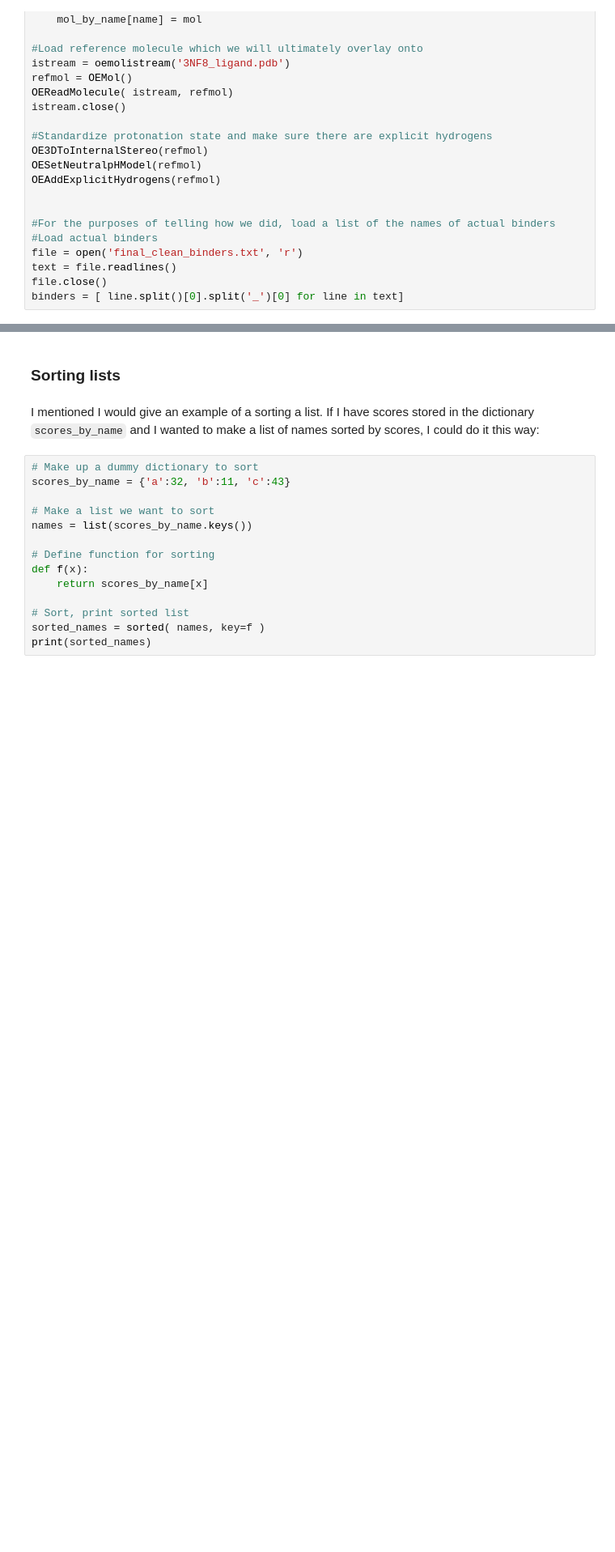
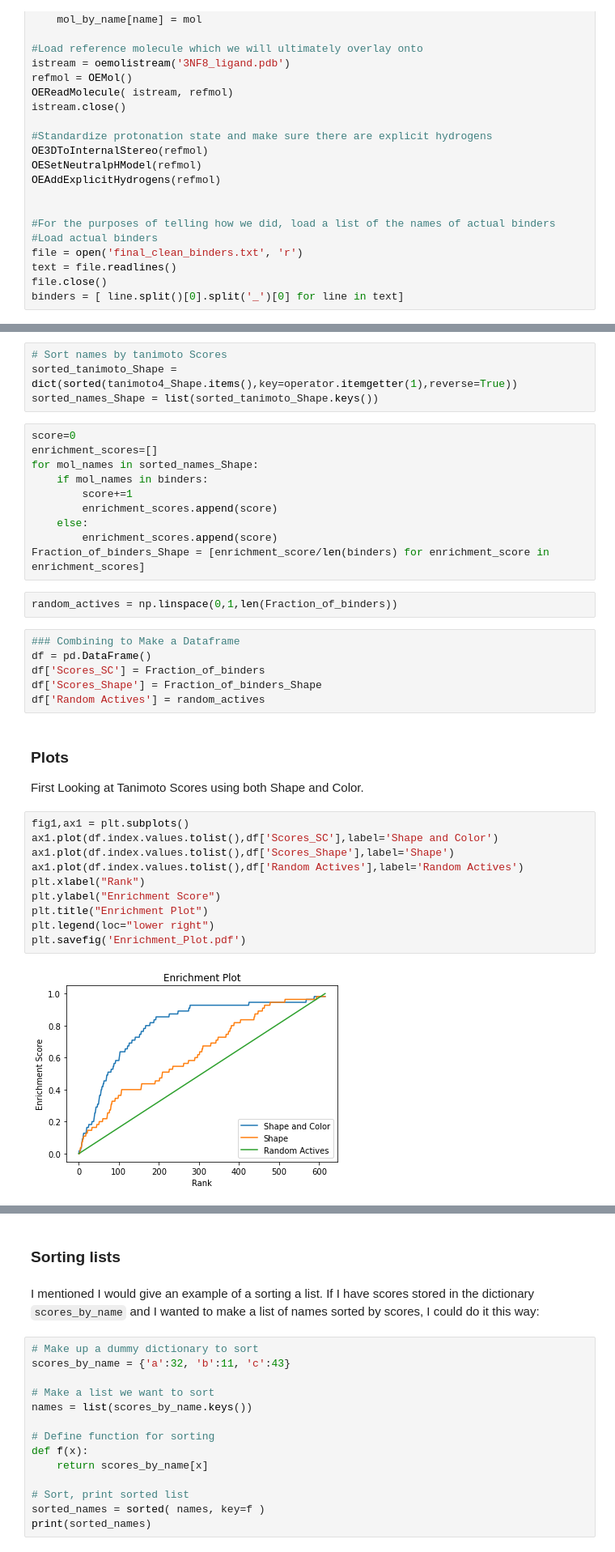
Before and after one commit to MobleyLab/drug-computing, a Jupyter notebook: uci-pharmsci/assignments/3D_structure_shape/3D_structure_shape_assignment.ipynb, the cells around one changed output, grey strips where cells are left out. Shown at 81% size. Cells and saved outputs as stored; diff of their text form; blank space fills up the shorter version.

Commit message:
Completed 3D Shape and structure Assignment

```diff
--- a/uci-pharmsci/assignments/3D_structure_shape/3D_structure_shape_assignment.ipynb
+++ b/uci-pharmsci/assignments/3D_structure_shape/3D_structure_shape_assignment.ipynb
@@ -267,0 +410,38 @@ binders = [ line.split()[0].split('_')[0] for line in text]
+# %%
+# Sort names by tanimoto Scores
+sorted_tanimoto_Shape = dict(sorted(tanimoto4_Shape.items(),key=operator.itemgetter(1),reverse=True))
+sorted_names_Shape = list(sorted_tanimoto_Shape.keys())
+# %%
+score=0
+enrichment_scores=[]
+for mol_names in sorted_names_Shape:
+    if mol_names in binders:
+        score+=1
+        enrichment_scores.append(score)
+    else:
+        enrichment_scores.append(score)
+Fraction_of_binders_Shape = [enrichment_score/len(binders) for enrichment_score in enrichment_scores]
+# %%
+random_actives = np.linspace(0,1,len(Fraction_of_binders))
+# %%
+### Combining to Make a Dataframe
+df = pd.DataFrame()
+df['Scores_SC'] = Fraction_of_binders
+df['Scores_Shape'] = Fraction_of_binders_Shape
+df['Random Actives'] = random_actives
+# %% [markdown]
+### Plots
+
+First Looking at Tanimoto Scores using both Shape and Color.
+# %%
+fig1,ax1 = plt.subplots()
+ax1.plot(df.index.values.tolist(),df['Scores_SC'],label='Shape and Color')
+ax1.plot(df.index.values.tolist(),df['Scores_Shape'],label='Shape')
+ax1.plot(df.index.values.tolist(),df['Random Actives'],label='Random Actives')
+plt.xlabel("Rank")
+plt.ylabel("Enrichment Score")
+plt.title("Enrichment Plot")
+plt.legend(loc="lower right")
+plt.savefig('Enrichment_Plot.pdf')
+# %% [output]
+[figure, added]
```
Also changed, not shown: parts of 21 cells of this notebook, 1 other file.
